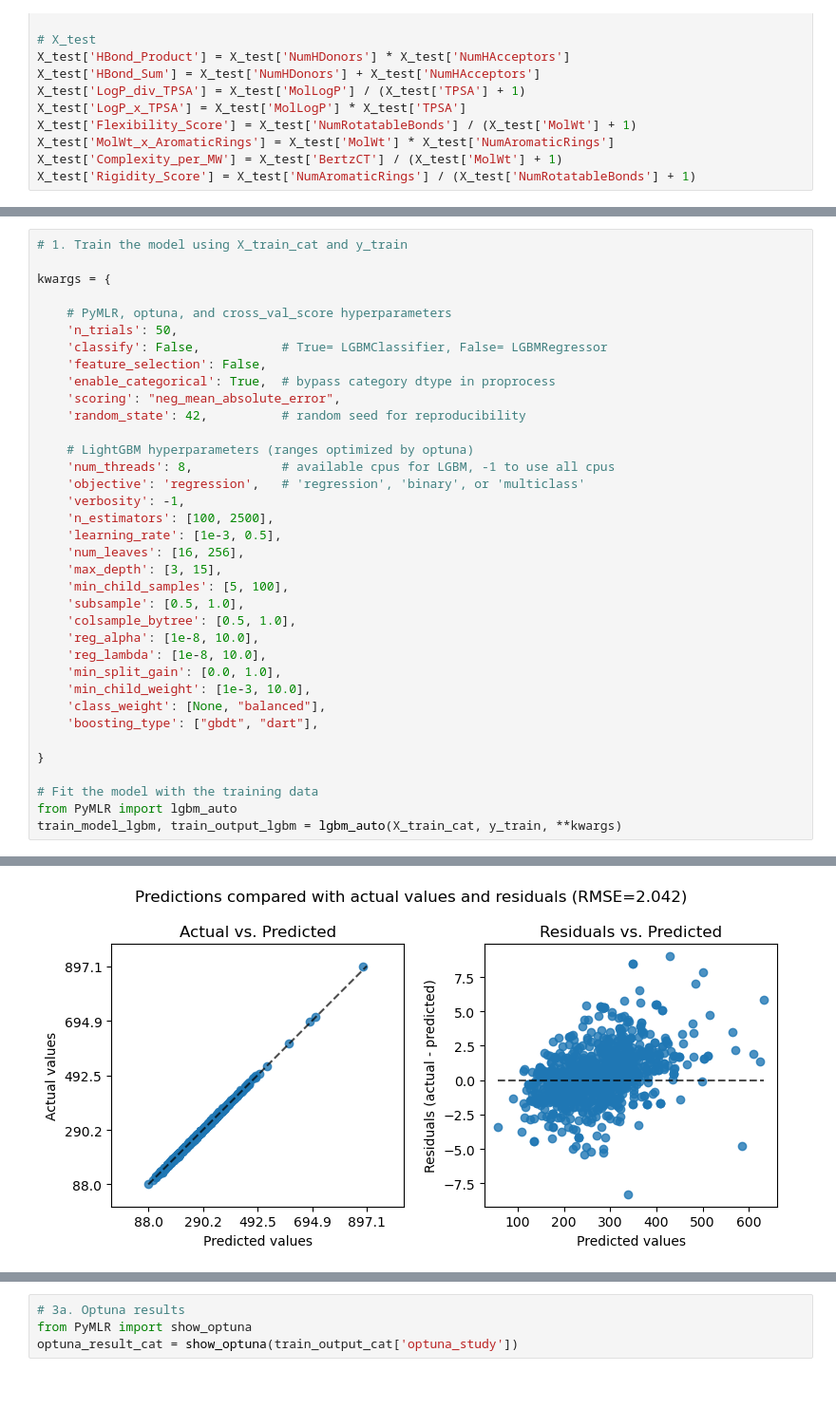
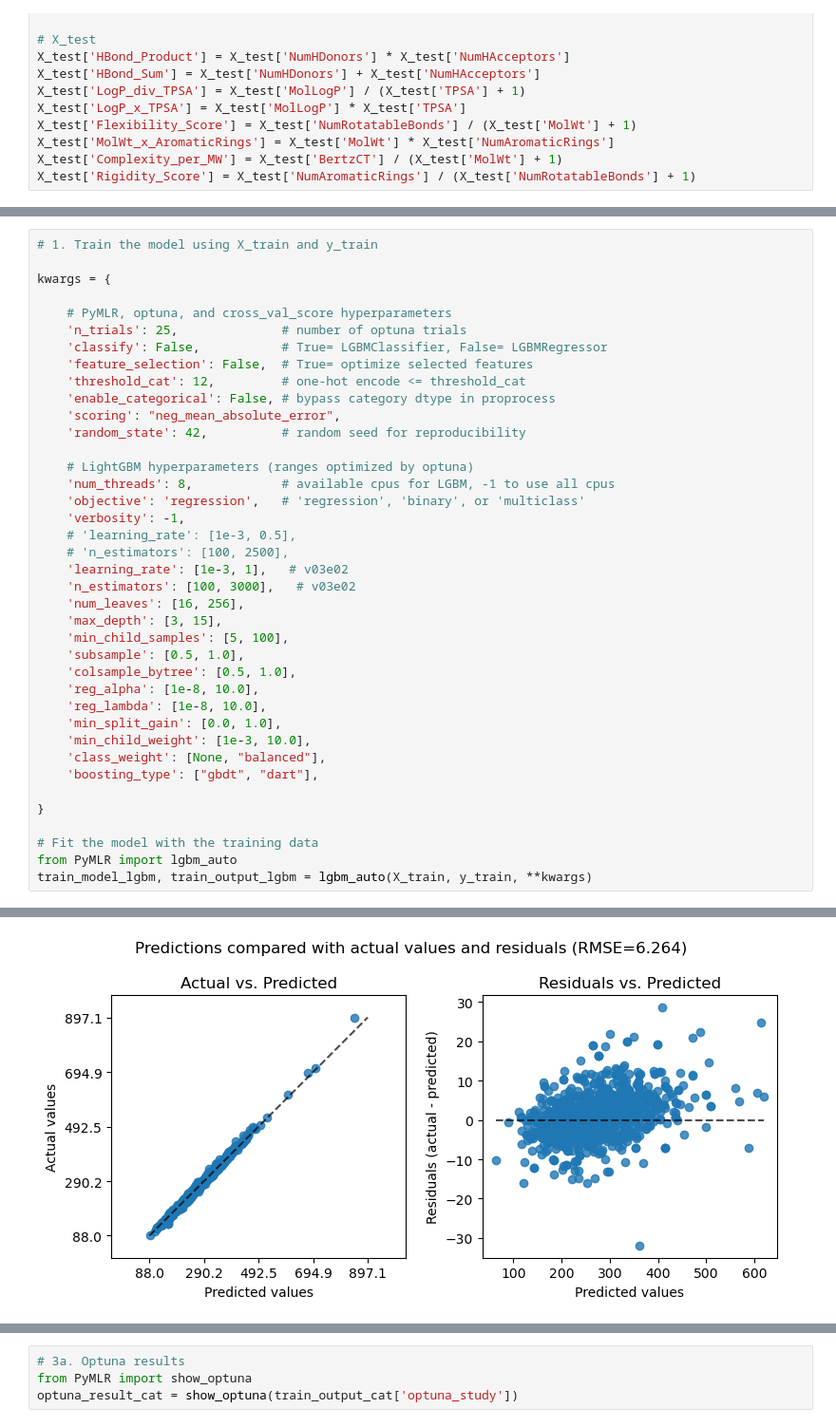
Before and after one commit to gjpelletier/PyMLR, a Jupyter notebook: Examples/PyMLR_kaggle_melting_point.ipynb, the cells around one changed output, grey strips where cells are left out. Shown at 95% size. Saved outputs shown, nothing was run; the diff lists cells and outputs as text; blank space fills up the shorter version.

```diff
--- a/Examples/PyMLR_kaggle_melting_point.ipynb
+++ b/Examples/PyMLR_kaggle_melting_point.ipynb
@@ -206,13 +167,14 @@ X_test_str[cat_dtype_cols] = X_test[cat_dtype_cols].astype('str')
 # %%
-# 1. Train the model using X_train_cat and y_train
+# 1. Train the model using X_train and y_train
 
 kwargs = {
 
     # PyMLR, optuna, and cross_val_score hyperparameters
-    'n_trials': 50,
+    'n_trials': 25,              # number of optuna trials
     'classify': False,           # True= LGBMClassifier, False= LGBMRegressor
-    'feature_selection': False,
-    'enable_categorical': True,  # bypass category dtype in proprocess
+    'feature_selection': False,  # True= optimize selected features
+    'threshold_cat': 12,         # one-hot encode <= threshold_cat
+    'enable_categorical': False, # bypass category dtype in proprocess
     'scoring': "neg_mean_absolute_error",
     'random_state': 42,          # random seed for reproducibility
 
@@ -220,8 +182,10 @@ kwargs = {
     'num_threads': 8,            # available cpus for LGBM, -1 to use all cpus
     'objective': 'regression',   # 'regression', 'binary', or 'multiclass'
     'verbosity': -1,
-    'n_estimators': [100, 2500],
-    'learning_rate': [1e-3, 0.5],
+    # 'learning_rate': [1e-3, 0.5],
+    # 'n_estimators': [100, 2500],
+    'learning_rate': [1e-3, 1],   # v03e02
+    'n_estimators': [100, 3000],   # v03e02
     'num_leaves': [16, 256],
     'max_depth': [3, 15],
     'min_child_samples': [5, 100],
@@ -238,5 +202,5 @@ kwargs = {
 
 # Fit the model with the training data
 from PyMLR import lgbm_auto
-train_model_lgbm, train_output_lgbm = lgbm_auto(X_train_cat, y_train, **kwargs)
+train_model_lgbm, train_output_lgbm = lgbm_auto(X_train, y_train, **kwargs)
 # %% [output]
@@ -260,2 +224,2 @@ Time elapsed: 2001.89 sec
-[figure, old version]
+[figure, new version]
 # %%
```
Also changed, not shown: parts of 18 cells of this notebook.
